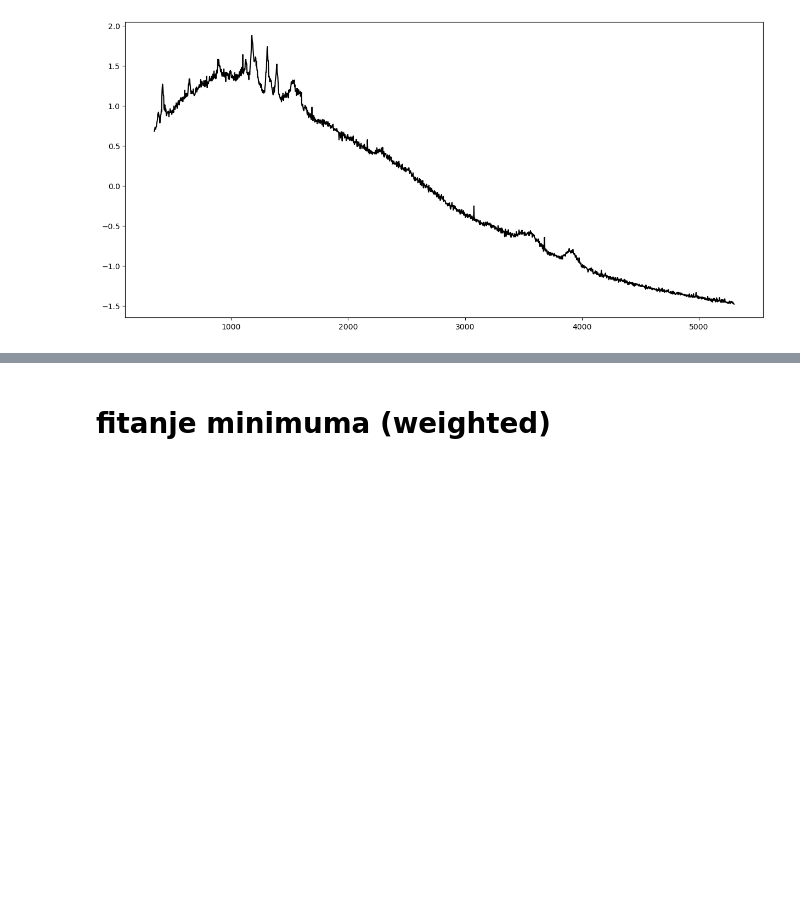
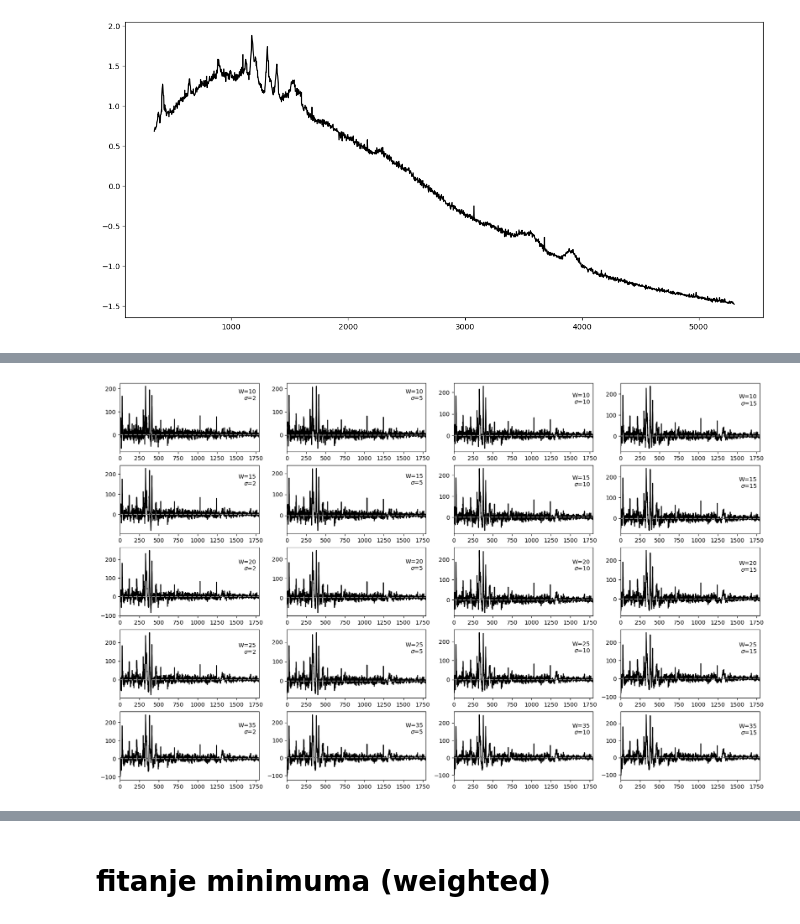
Before and after one commit to NoaVidovic/raman-processing, a Jupyter notebook: analysis-corundum.ipynb, the cells around one changed output, grey strips where cells are left out. Drawn from its saved outputs; the diff is of its cells as text; code cells hidden in the pictures; blank space fills up the shorter version.

```diff
--- a/analysis-corundum.ipynb
+++ b/analysis-corundum.ipynb
@@ -171,0 +195,19 @@ plt.plot(f0_wvn, gnorm(f0_s), c='black')
+# %%
+def remove_bckg(data, halfwidth, sigma, pct):
+    maxima = np.where((data[1:-1] > data[2:]) & (data[1:-1] > data[:-2]))[0] + 1
+    minima = np.where((data[1:-1] < data[2:]) & (data[1:-1] < data[:-2]))[0] + 1
+    extrema = np.concatenate((maxima, minima))
+
+    noise_median = np.empty_like(data)
+    for i in np.arange(data.shape[0]):
+        m = max(i - halfwidth, 0)
+        M = min(i + halfwidth, data.shape[0]-1)
+
+        extreme_values = data[extrema[(extrema >= m) & (extrema <= M)]]
+        if pct < 100:
+            less_extreme_values = extreme_values[extreme_values < np.percentile(extreme_values, pct)]
+            noise_median[i] = np.median(less_extreme_values)
+        else:
+            noise_median[i] = np.median(extreme_values)
+
+    return data - gaussian_filter(noise_median, sigma)
@@ -171,0 +241,23 @@ plt.plot(f0_wvn, gnorm(f0_s), c='black')
+# %%
+n_sigmas, n_widths = 4, 5
+widths = [10, 15, 20, 25, 35]
+sigmas = [2, 5, 10, 15]
+maxlim = f0_s.shape[0]
+
+fig, ax = plt.subplots(n_widths, n_sigmas, figsize=(5*n_sigmas, 2.5*n_widths))
+
+for i in range(n_widths):
+    for j in range(n_sigmas):
+        width = widths[i]
+        sigma = sigmas[j]
+
+        ax[i][j].text(0.98*maxlim, 200, f'W={width}\n$\\sigma$={sigma}',
+            horizontalalignment='right',
+            verticalalignment='top')
+        ax[i][j].plot(remove_bckg(f0_s, width, sigma, 100), c='black')
+        ax[i][j].axhline(0, c='gray', ls='--')
+        ax[i][j].set_xlim(0, maxlim)
+
+plt.savefig('parametra_p100.png', dpi=1500)
+# %% [output]
+[figure, added]
```
Also changed, not shown: parts of 9 cells of this notebook, 2 other files.
